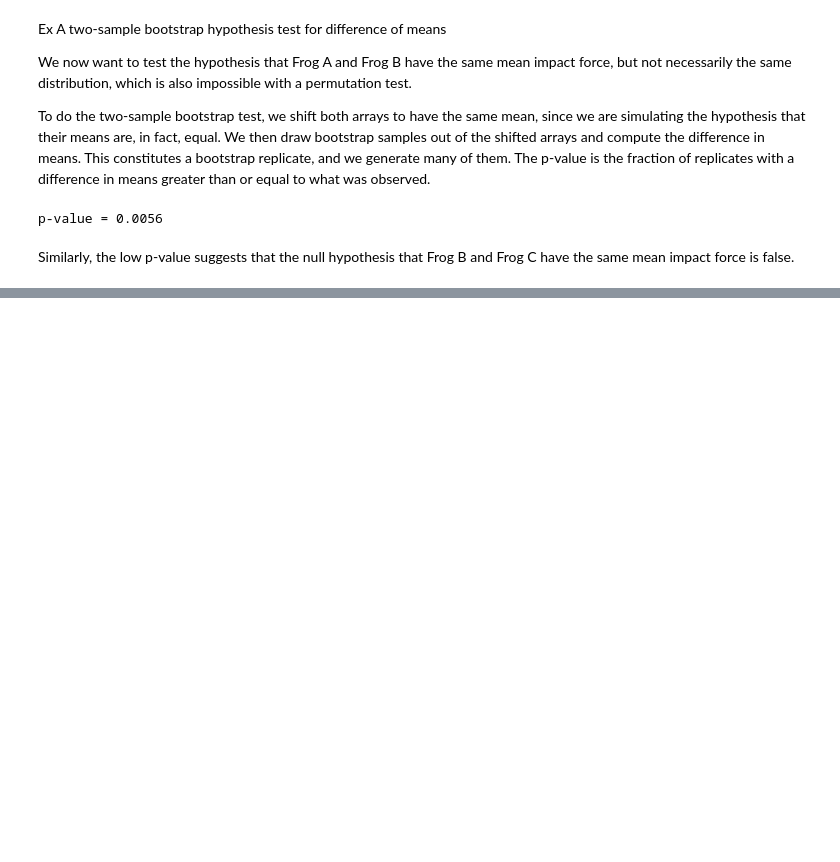
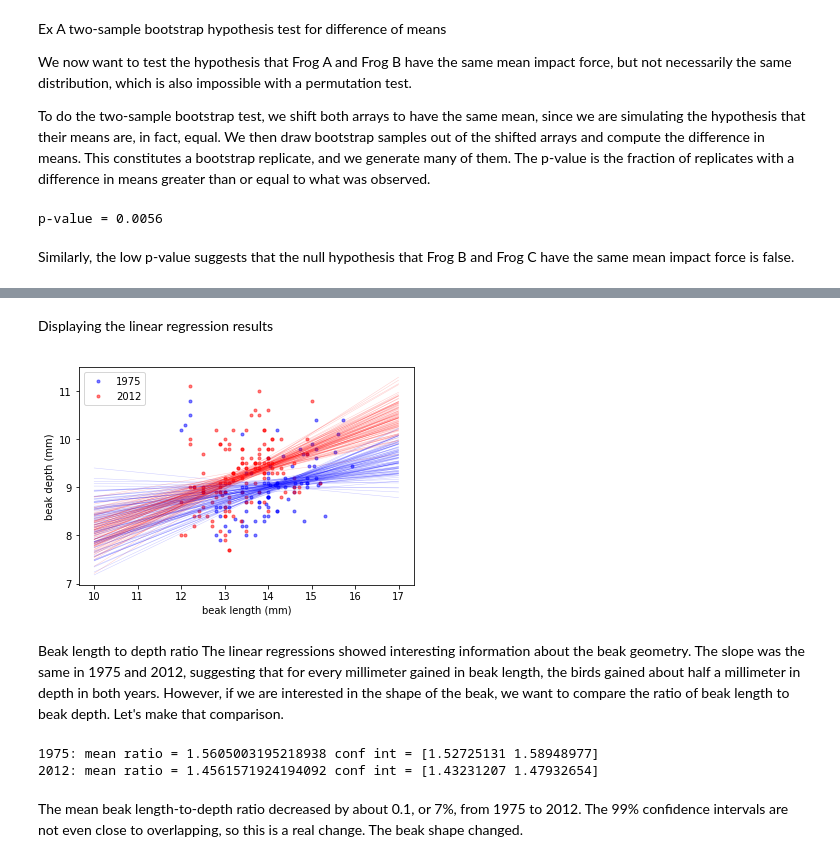
Before and after one commit to worasom/class-projects, a Jupyter notebook: statistics.ipynb, the cells around one changed output, grey strips where cells are left out. Drawn from its saved outputs; the diff is of its cells as text; code cells hidden in the pictures; blank space fills up the shorter version.

```diff
--- a/statistics.ipynb
+++ b/statistics.ipynb
@@ -994,0 +1346,18 @@ Similarly, the low p-value suggests that the null hypothesis that Frog B and Fro
+# %%
+def draw_bs_pairs_linreg(x, y, size=1):
+    """Perform pairs bootstrap for linear regression."""
+
+    # Set up array of indices to sample from: inds
+    inds = np.arange(len(x))
+
+    # Initialize replicates: bs_slope_reps, bs_intercept_reps
+    bs_slope_reps = np.empty(size)
+    bs_intercept_reps = np.empty(size)
+
+    # Generate replicates
+    for i in range(size):
+        bs_inds = np.random.choice(inds, size=len(inds))
+        bs_x, bs_y = x[bs_inds], y[bs_inds]
+        bs_slope_reps[i], bs_intercept_reps[i] = np.polyfit(bs_x,bs_y,1)
+
+    return bs_slope_reps, bs_intercept_reps
@@ -994,0 +1396,60 @@ Similarly, the low p-value suggests that the null hypothesis that Frog B and Fro
+# %% [markdown]
+Displaying the linear regression results
+# %%
+# Make scatter plot of 1975 data
+_ = plt.plot(bl_1975, bd_1975, marker='.',
+             linestyle='none', color='blue', alpha=0.5)
+
+# Make scatter plot of 2012 data
+_ = plt.plot(bl_2012, bd_2012, marker='.',
+             linestyle='none', color='red', alpha=0.5)
+
+# Label axes and make legend
+_ = plt.xlabel('beak length (mm)')
+_ = plt.ylabel('beak depth (mm)')
+_ = plt.legend(('1975', '2012'), loc='upper left')
+
+# Generate x-values for bootstrap lines: x
+x = np.array([10, 17])
+
+# Plot the bootstrap lines
+for i in range(100):
+    plt.plot(x, x*bs_slope_reps_1975[i]+bs_intercept_reps_1975[i],
+             linewidth=0.5, alpha=0.2, color='blue')
+    plt.plot(x, x*bs_slope_reps_2012[i]+bs_intercept_reps_2012[i],
+             linewidth=0.5, alpha=0.2, color='red')
+
+# Draw the plot again
+plt.show()
+# %% [output]
+[figure, added]
+# %% [markdown]
+Beak length to depth ratio
+The linear regressions showed interesting information about the beak geometry. The slope was the same in 1975 and 2012, suggesting that for every millimeter gained in beak length, the birds gained about half a millimeter in depth in both years. However, if we are interested in the shape of the beak, we want to compare the ratio of beak length to beak depth. Let's make that comparison.
+# %%
+# Compute length-to-depth ratios
+ratio_1975 = bl_1975/bd_1975
+ratio_2012 = bl_2012/bd_2012
+
+# Compute means
+mean_ratio_1975 = np.mean(ratio_1975)
+mean_ratio_2012 = np.mean(ratio_2012)
+
+# Generate bootstrap replicates of the means
+bs_replicates_1975 = draw_bs_reps(ratio_1975,np.mean,10000)
+bs_replicates_2012 = draw_bs_reps(ratio_2012,np.mean,10000)
+
+# Compute the 99% confidence intervals
+conf_int_1975 = np.percentile(bs_replicates_1975,[0.5,99.5])
+conf_int_2012 = np.percentile(bs_replicates_2012,[0.5,99.5])
+
+# Print the results
+print('1975: mean ratio =', mean_ratio_1975,
+      'conf int =', conf_int_1975)
+print('2012: mean ratio =', mean_ratio_2012,
+      'conf int =', conf_int_2012)
+# %% [output]
+1975: mean ratio = 1.5605003195218938 conf int = [1.52725131 1.58948977]
+2012: mean ratio = 1.4561571924194092 conf int = [1.43231207 1.47932654]
+# %% [markdown]
+The mean beak length-to-depth ratio decreased by about 0.1, or 7%, from 1975 to 2012. The 99% confidence intervals are not even close to overlapping, so this is a real change. The beak shape changed.
```
Also changed, not shown: parts of 54 cells of this notebook, 2 other files.
